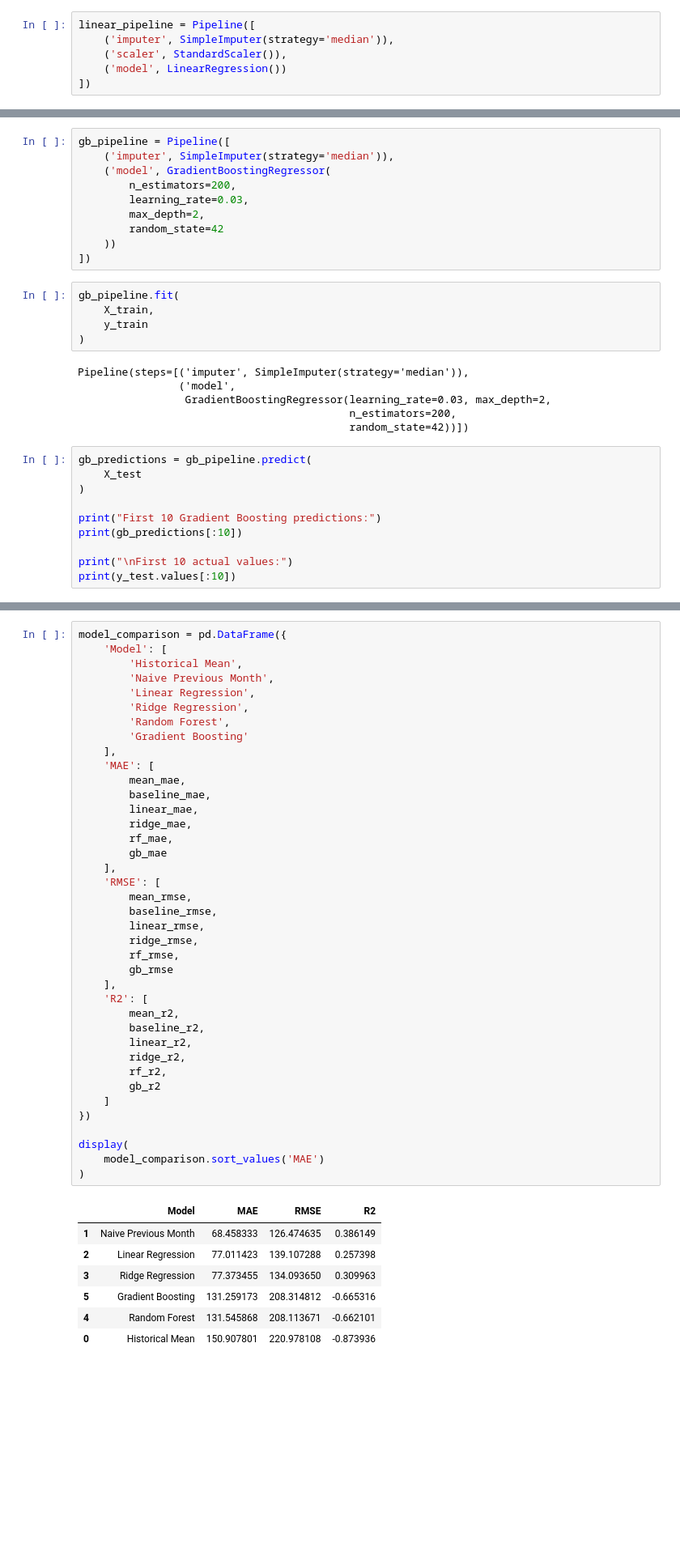
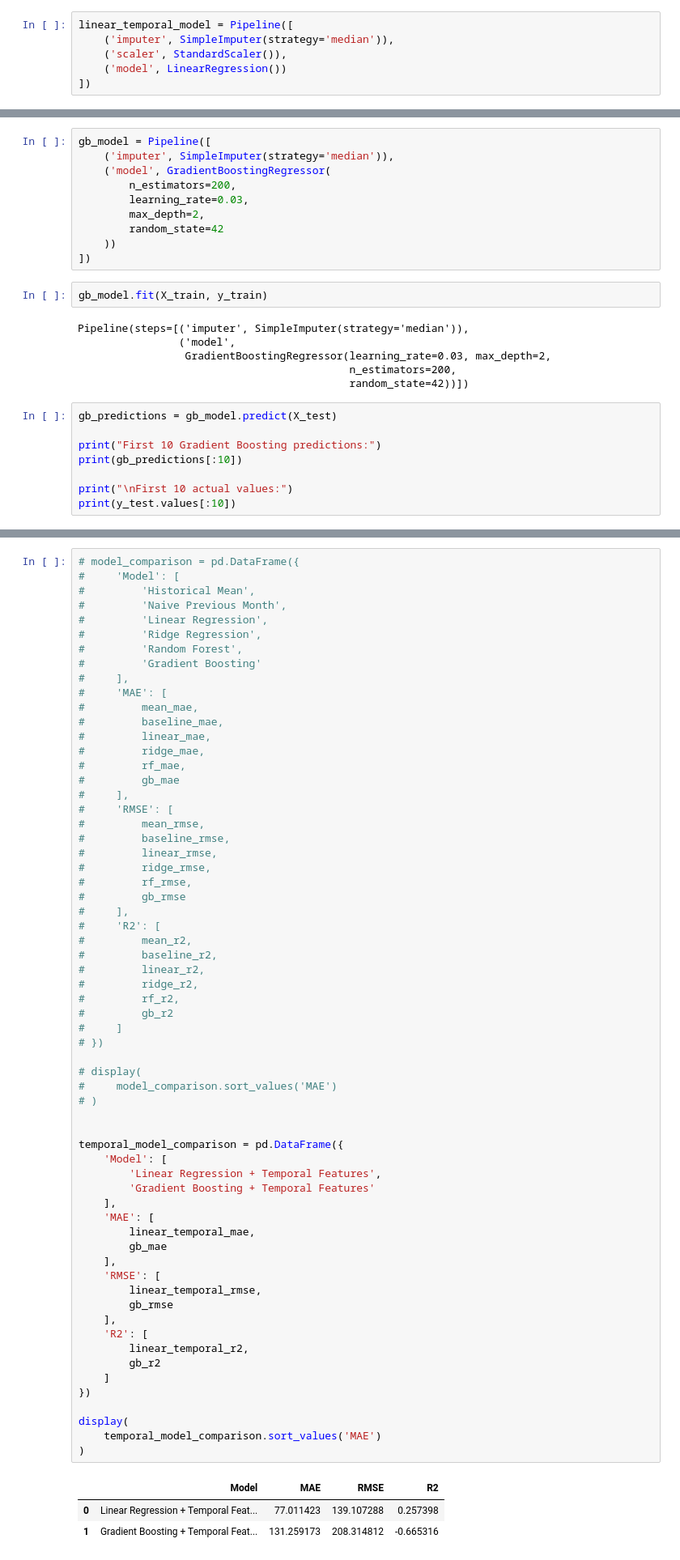
Before and after one commit to hassnainnisar/Predict_seismic_events_from_geological_features_Machine_Learning_MOD_B, a Jupyter notebook: Machine_Learning_MOD_B.ipynb, the cells around one changed output, grey strips where cells are left out. Shown at 81% size. Saved outputs shown, nothing was run; the diff lists cells and outputs as text; blank space fills up the shorter version.

```diff
--- a/Machine_Learning_MOD_B.ipynb
+++ b/Machine_Learning_MOD_B.ipynb
@@ -2371,5 +2328,5 @@ New temporal features:
 # %%
-linear_pipeline = Pipeline([
+linear_temporal_model = Pipeline([
     ('imputer', SimpleImputer(strategy='median')),
     ('scaler', StandardScaler()),
     ('model', LinearRegression())
@@ -2397,7 +2360,7 @@ R²: 0.2573981563597152
 # %%
 from sklearn.ensemble import GradientBoostingRegressor
 # %%
-gb_pipeline = Pipeline([
+gb_model = Pipeline([
     ('imputer', SimpleImputer(strategy='median')),
     ('model', GradientBoostingRegressor(
         n_estimators=200,
@@ -2407,10 +2370,7 @@ gb_pipeline = Pipeline([
     ))
 ])
 # %%
-gb_pipeline.fit(
-    X_train,
-    y_train
-)
+gb_model.fit(X_train, y_train)
 # %% [output]
 Pipeline(steps=[('imputer', SimpleImputer(strategy='median')),
                 ('model',
@@ -2418,9 +2378,7 @@ Pipeline(steps=[('imputer', SimpleImputer(strategy='median')),
                                            n_estimators=200,
                                            random_state=42))])
 # %%
-gb_predictions = gb_pipeline.predict(
-    X_test
-)
+gb_predictions = gb_model.predict(X_test)
 
 print("First 10 Gradient Boosting predictions:")
 print(gb_predictions[:10])
@@ -2464,50 +2413,70 @@ R²: -0.6653156366008066
 # %%
-model_comparison = pd.DataFrame({
+# model_comparison = pd.DataFrame({
+#     'Model': [
+#         'Historical Mean',
+#         'Naive Previous Month',
+#         'Linear Regression',
+#         'Ridge Regression',
+#         'Random Forest',
+#         'Gradient Boosting'
+#     ],
+#     'MAE': [
+#         mean_mae,
+#         baseline_mae,
+#         linear_mae,
+#         ridge_mae,
+#         rf_mae,
+#         gb_mae
+#     ],
+#     'RMSE': [
+#         mean_rmse,
+#         baseline_rmse,
+#         linear_rmse,
+#         ridge_rmse,
+#         rf_rmse,
+#         gb_rmse
+#     ],
+#     'R2': [
+#         mean_r2,
+#         baseline_r2,
+#         linear_r2,
+#         ridge_r2,
+#         rf_r2,
+#         gb_r2
+#     ]
+# })
+
+# display(
+#     model_comparison.sort_values('MAE')
+# )
+
+
+temporal_model_comparison = pd.DataFrame({
     'Model': [
-        'Historical Mean',
-        'Naive Previous Month',
-        'Linear Regression',
-        'Ridge Regression',
-        'Random Forest',
-        'Gradient Boosting'
+        'Linear Regression + Temporal Features',
+        'Gradient Boosting + Temporal Features'
     ],
     'MAE': [
-        mean_mae,
-        baseline_mae,
-        linear_mae,
-        ridge_mae,
-        rf_mae,
+        linear_temporal_mae,
         gb_mae
     ],
     'RMSE': [
-        mean_rmse,
-        baseline_rmse,
-        linear_rmse,
-        ridge_rmse,
-        rf_rmse,
+        linear_temporal_rmse,
         gb_rmse
     ],
     'R2': [
-        mean_r2,
-        baseline_r2,
-        linear_r2,
-        ridge_r2,
-        rf_r2,
+        linear_temporal_r2,
         gb_r2
     ]
 })
 
 display(
-    model_comparison.sort_values('MAE')
+    temporal_model_comparison.sort_values('MAE')
 )
 # %% [output]
 |  | Model | MAE | RMSE | R2 |
-| 1 | Naive Previous Month | 68.458333 | 126.474635 | 0.386149 |
-| 2 | Linear Regression | 77.011423 | 139.107288 | 0.257398 |
-| 3 | Ridge Regression | 77.373455 | 134.093650 | 0.309963 |
-| 5 | Gradient Boosting | 131.259173 | 208.314812 | -0.665316 |
-| 4 | Random Forest | 131.545868 | 208.113671 | -0.662101 |
-| 0 | Historical Mean | 150.907801 | 220.978108 | -0.873936 |
+| 0 | Linear Regression + Temporal Feat... | 77.011423 | 139.107288 | 0.257398 |
+| 1 | Gradient Boosting + Temporal Feat... | 131.259173 | 208.314812 | -0.665316 |
 # %%
 plt.figure(figsize=(14, 5))
 
```
Also changed, not shown: parts of 89 cells of this notebook.
